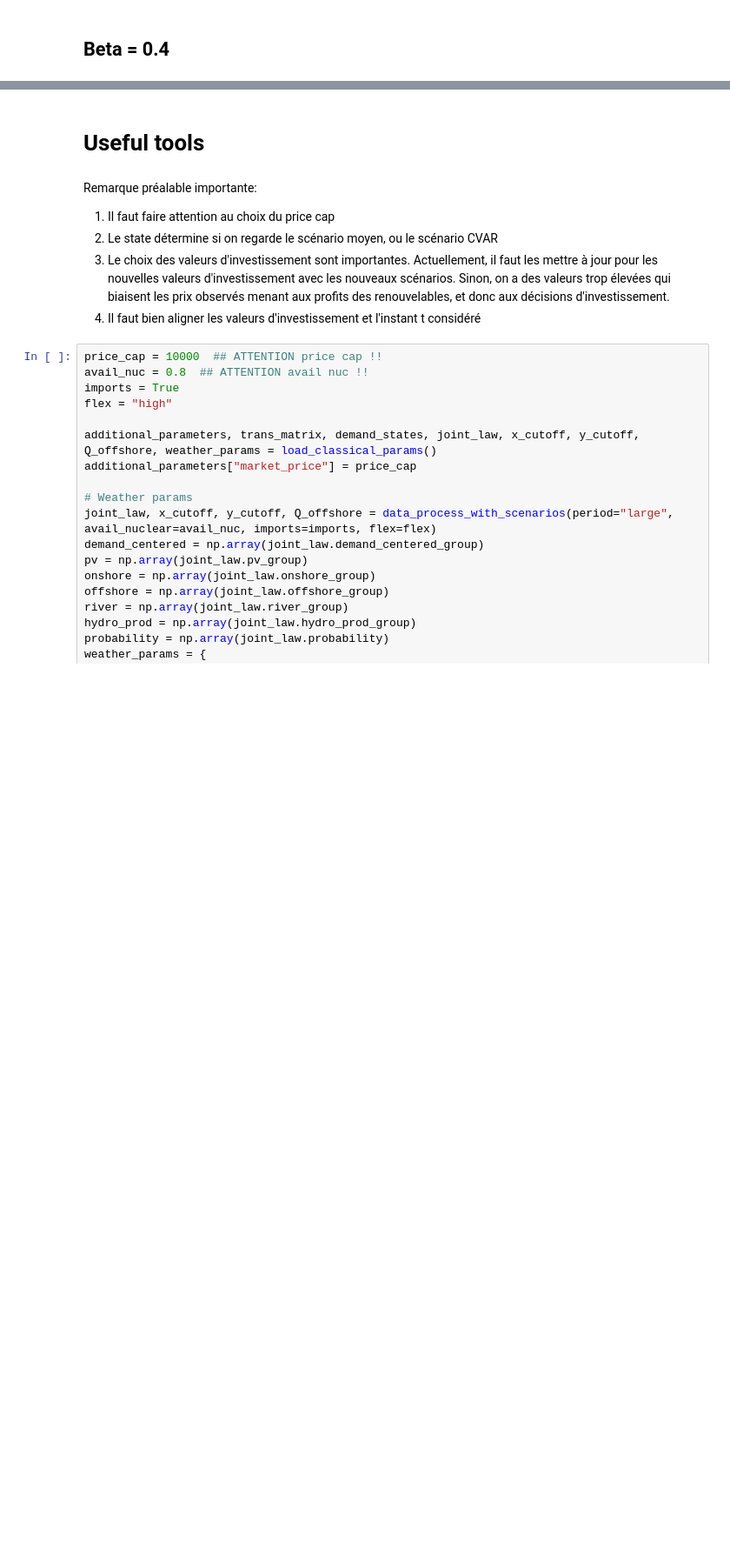
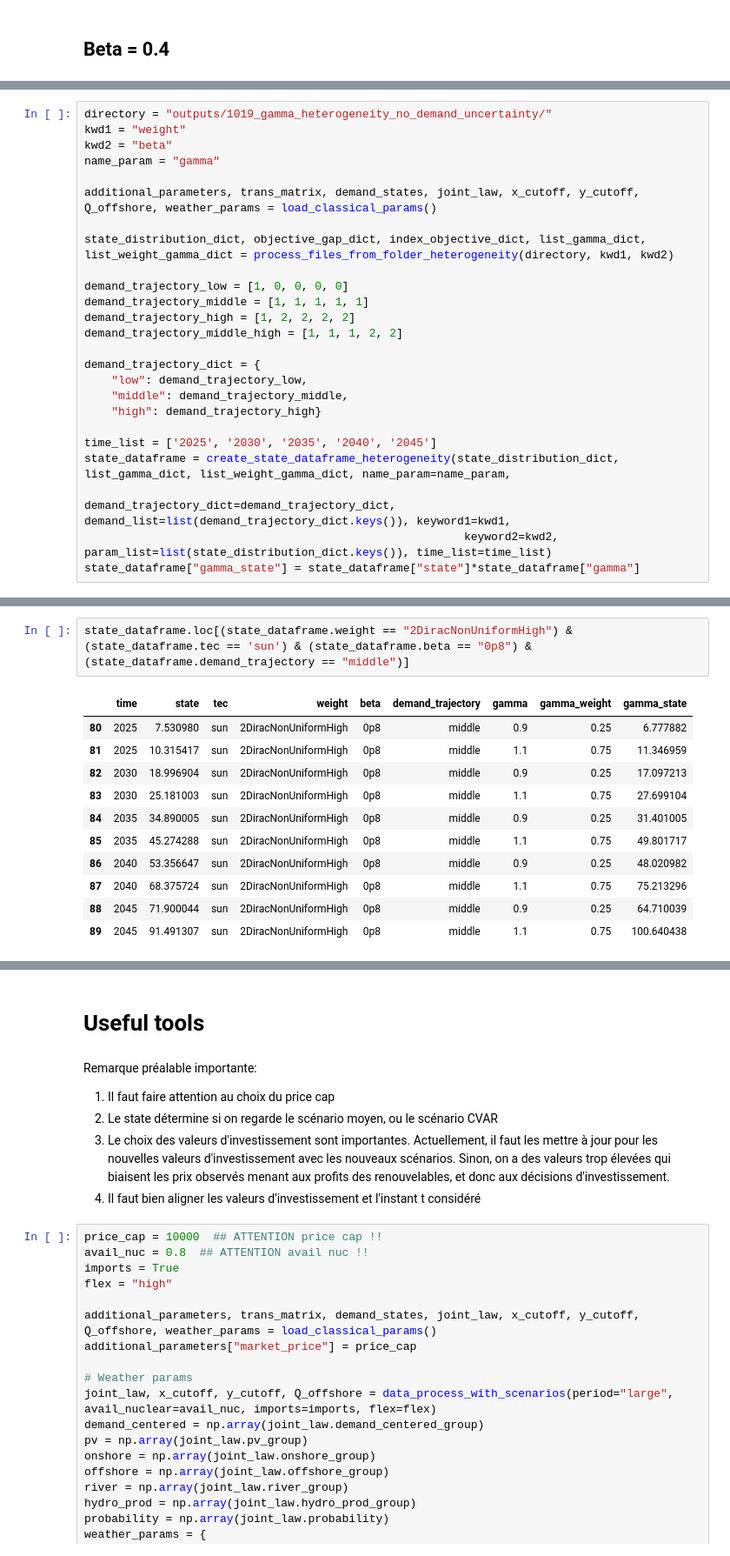
Before and after one commit to celiaescribe/investment_model_heterogeneity, a Jupyter notebook: plots_heterogeneity.ipynb, the cells around one changed output, grey strips where cells are left out. Shown at 87% size. Cells and saved outputs as stored; diff of their text form; blank space fills up the shorter version.

```diff
--- a/plots_heterogeneity.ipynb
+++ b/plots_heterogeneity.ipynb
@@ -446,0 +471,25 @@ px.line(tmp, x="time", y="average_state", color="weight", facet_col="tec")
+# %%
+directory = "outputs/1019_gamma_heterogeneity_no_demand_uncertainty/"
+kwd1 = "weight"
+kwd2 = "beta"
+name_param = "gamma"
+
+additional_parameters, trans_matrix, demand_states, joint_law, x_cutoff, y_cutoff, Q_offshore, weather_params = load_classical_params()
+
+state_distribution_dict, objective_gap_dict, index_objective_dict, list_gamma_dict, list_weight_gamma_dict = process_files_from_folder_heterogeneity(directory, kwd1, kwd2)
+
+demand_trajectory_low = [1, 0, 0, 0, 0]
+demand_trajectory_middle = [1, 1, 1, 1, 1]
+demand_trajectory_high = [1, 2, 2, 2, 2]
+demand_trajectory_middle_high = [1, 1, 1, 2, 2]
+
+demand_trajectory_dict = {
+    "low": demand_trajectory_low,
+    "middle": demand_trajectory_middle,
+    "high": demand_trajectory_high}
+
+time_list = ['2025', '2030', '2035', '2040', '2045']
+state_dataframe = create_state_dataframe_heterogeneity(state_distribution_dict, list_gamma_dict, list_weight_gamma_dict, name_param=name_param,
+                                                       demand_trajectory_dict=demand_trajectory_dict, demand_list=list(demand_trajectory_dict.keys()), keyword1=kwd1,
+                                                        keyword2=kwd2, param_list=list(state_distribution_dict.keys()), time_list=time_list)
+state_dataframe["gamma_state"] = state_dataframe["state"]*state_dataframe["gamma"]
@@ -446,0 +514,14 @@ px.line(tmp, x="time", y="average_state", color="weight", facet_col="tec")
+# %%
+state_dataframe.loc[(state_dataframe.weight == "2DiracNonUniformHigh") & (state_dataframe.tec == 'sun') & (state_dataframe.beta == "0p8") & (state_dataframe.demand_trajectory == "middle")]
+# %% [output]
+|  | time | state | tec | weight | beta | demand_trajectory | gamma | gamma_weight | gamma_state |
+| 80 | 2025 | 7.530980 | sun | 2DiracNonUniformHigh | 0p8 | middle | 0.9 | 0.25 | 6.777882 |
+| 81 | 2025 | 10.315417 | sun | 2DiracNonUniformHigh | 0p8 | middle | 1.1 | 0.75 | 11.346959 |
+| 82 | 2030 | 18.996904 | sun | 2DiracNonUniformHigh | 0p8 | middle | 0.9 | 0.25 | 17.097213 |
+| 83 | 2030 | 25.181003 | sun | 2DiracNonUniformHigh | 0p8 | middle | 1.1 | 0.75 | 27.699104 |
+| 84 | 2035 | 34.890005 | sun | 2DiracNonUniformHigh | 0p8 | middle | 0.9 | 0.25 | 31.401005 |
+| 85 | 2035 | 45.274288 | sun | 2DiracNonUniformHigh | 0p8 | middle | 1.1 | 0.75 | 49.801717 |
+| 86 | 2040 | 53.356647 | sun | 2DiracNonUniformHigh | 0p8 | middle | 0.9 | 0.25 | 48.020982 |
+| 87 | 2040 | 68.375724 | sun | 2DiracNonUniformHigh | 0p8 | middle | 1.1 | 0.75 | 75.213296 |
+| 88 | 2045 | 71.900044 | sun | 2DiracNonUniformHigh | 0p8 | middle | 0.9 | 0.25 | 64.710039 |
+| 89 | 2045 | 91.491307 | sun | 2DiracNonUniformHigh | 0p8 | middle | 1.1 | 0.75 | 100.640438 |
```
Also changed, not shown: parts of 27 cells of this notebook, 2 other files.
